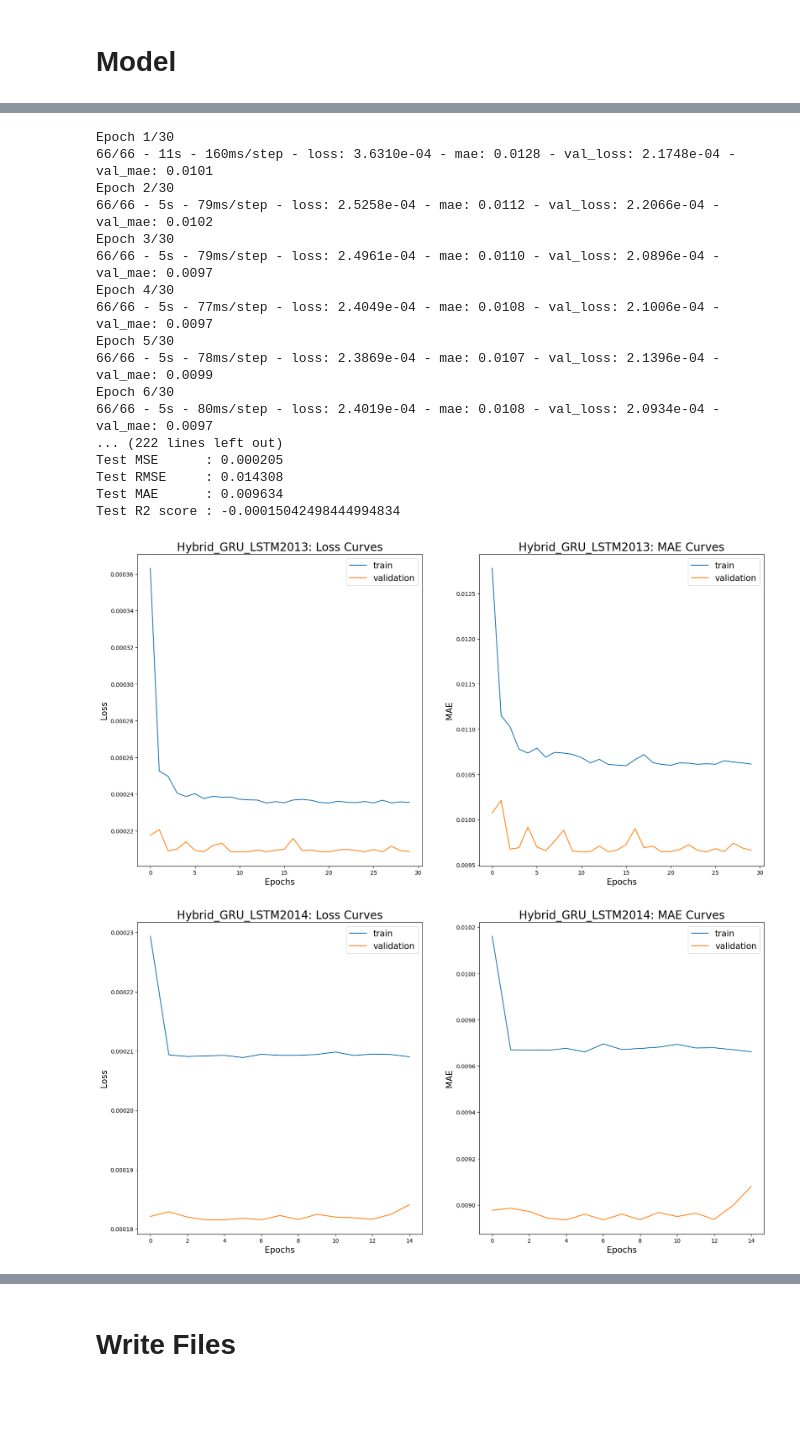
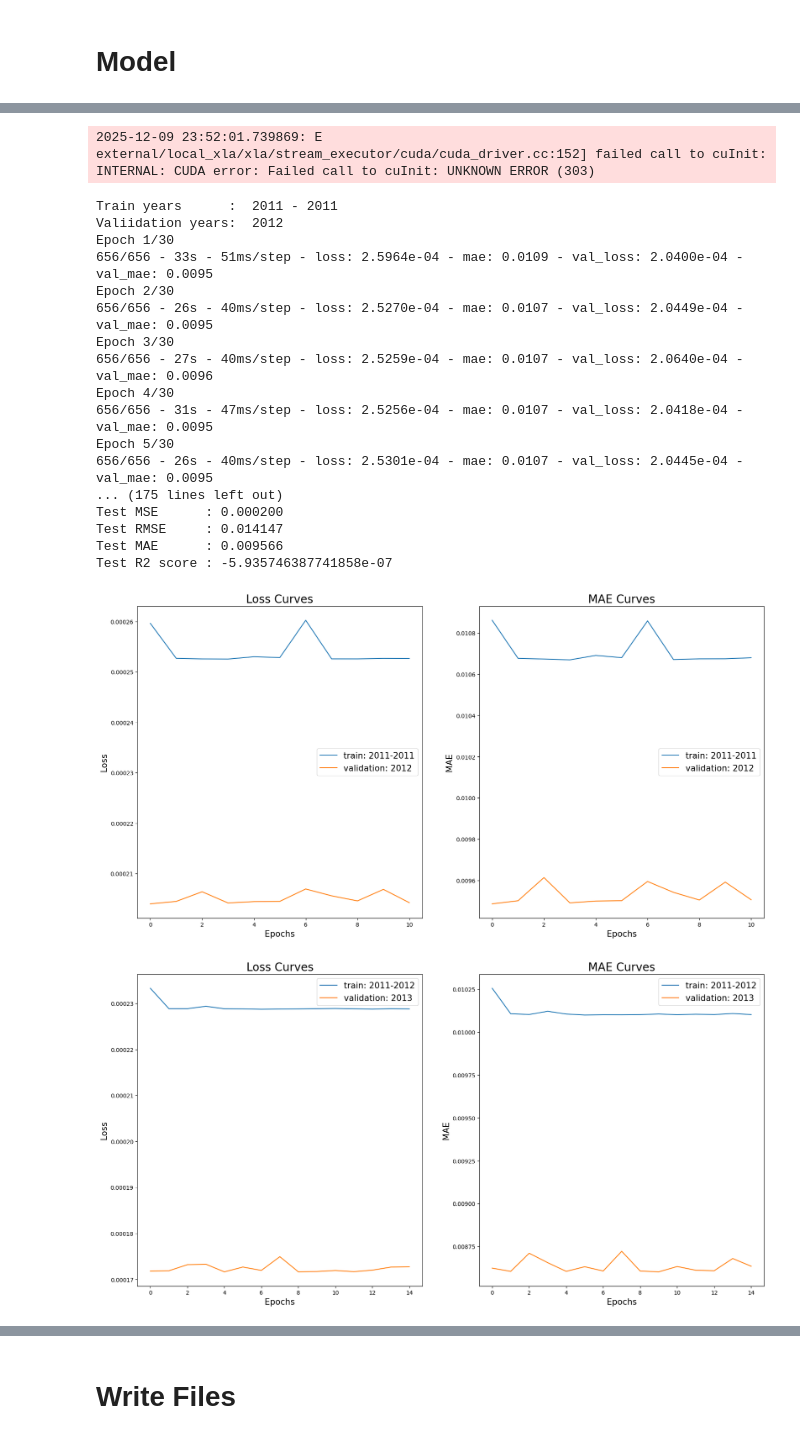
Before and after one commit to brianrp09232000/multimodal-eq-sizing, a Jupyter notebook: kaggle/02_train_legs-price_model.ipynb, the cells around one changed output, grey strips where cells are left out. Drawn from its saved outputs; the diff is of its cells as text; code cells hidden in the pictures; blank space fills up the shorter version.

Commit message:
Kaggle Notebook | 02_train_legs-price_model | Version 5

```diff
--- a/kaggle/02_train_legs-price_model.ipynb
+++ b/kaggle/02_train_legs-price_model.ipynb
@@ -73,5 +71,3 @@ df = pd.read_pickle("/kaggle/input/nasdaq-news/proc_multimodal_eq_sizing_dataset
-# %%
-df = df.dropna(axis=0, how='any')
 # %% [markdown]
 # Configurations
 # %%
@@ -238,13 +235,16 @@ def build_hybrid_gru_lstm(input_shape):
     )
 
     return model
+# %%
+df = df.dropna(axis=0, subset=feature_cols, how='any')
 # %% [markdown]
 # Model
 # %%
-def build_model_for_one_fold(df, feature_cols, TARGET_COL, DATE_COL, split_year):
+def build_model_for_one_fold(df, feature_cols, TARGET_COL, DATE_COL, split_years):
 
     # split data by year
-    df_train, df_val, df_test = split_data_on_year(df, DATE_COL, split_year)
+    train_years, val_years, test_years = split_years[0], split_years[1], split_years[2]
+    df_train, df_val, df_test = split_data_on_year(df, DATE_COL, train_years, val_years, test_years)
 
     # create train, val, and test dataset
     X_train, y_train, X_val, y_val, X_test, y_test = create_numpy_data_type(df_train,
@@ -266,8 +266,6 @@ def build_model_for_one_fold(df, feature_cols, TARGET_COL, DATE_COL, split_year)
     es = EarlyStopping(monitor='val_loss', mode='min', verbose=1, patience=10,
                        restore_best_weights=True)
     # Compile
-    #model.compile(loss='mse', optimizer=Adam(learning_rate=0.0001), metrics=['mse'])
-
     model.compile(
             optimizer=optimizers.Adam(learning_rate=LEARNING_RATE),
             loss="mse",
@@ -275,7 +273,10 @@ def build_model_for_one_fold(df, feature_cols, TARGET_COL, DATE_COL, split_year)
         )
 
     # fit network
-    history = model.fit(X_train, y_train, epochs=EPOCHS, verbose=2, batch_size=64,
+    print('Train years      : ', train_years[0], '-', train_years[1])
+    print('Valiidation years: ', val_years[0])
+    history = model.fit(X_train, y_train, epochs=EPOCHS,
+                        verbose=2, batch_size=64,
                         validation_data=(X_val, y_val), callbacks=[es])
 
     # predict test data
@@ -283,7 +284,7 @@ def build_model_for_one_fold(df, feature_cols, TARGET_COL, DATE_COL, split_year)
     df_test['y_pred'] = y_pred
 
     # evaluate model
-    summarize_price_model_diagnostics(model, history, split_year)
+    summarize_price_model_diagnostics(model, history, split_years)
 
 
     y_test = y_test.flatten()
@@ -292,12 +293,13 @@ def build_model_for_one_fold(df, feature_cols, TARGET_COL, DATE_COL, split_year)
     r_mse = price_mlp.rmse(y_test, y_pred)
     r2 = r2_score(y_test, y_pred)
 
+    print()
+    print('Test years: ', test_years[0], '-', test_years[1])
     print(f"Test MSE      : {mse:.6f}")
     print(f"Test RMSE     : {r_mse:.6f}")
     print(f"Test MAE      : {mae:.6f}")
     print(f"Test R2 score : {r2}")
     print()
-
     return df_test, model
 # %%
 def summarize_price_model_diagnostics(model, history, year):
@@ -319,3 +321,11 @@ def summarize_price_model_diagnostics(model, history, year):
   ax[1].set_xlabel('Epochs', fontsize=15)
   ax[1].set_ylabel('MAE', fontsize=15)
   ax[1].legend(fontsize=15)
+# %%
+# create list dividing years into train, validation, and test
+split_years_list = [[(2011,year),(year+1,year+1),(year+2,year+2)] for year in range(2011,2015)]
+split_years_list += [[(2010,2015),(2016,2016),(2017,2018)]]
+
+print('train, validation, test data split')
+for i in split_years_list:
+    print(i)
@@ -322,26 +339,29 @@ def summarize_price_model_diagnostics(model, history, year):
 # %%
 # build models spliting the dataset at different years
+start_time = datetime.now()
 df_test_all = pd.DataFrame()
-for split_year in [2013, 2014, 2015, 2016, 2017]:
-    df_test, model = build_model_for_one_fold(df, feature_cols, TARGET_COL, DATE_COL, split_year)
+for split_years in split_years_list:
+    df_test, model = build_model_for_one_fold(df, feature_cols, TARGET_COL, DATE_COL, split_years)
     df_test_all = pd.concat([df_test_all, df_test])
+end_time = datetime.now()
 # %% [output]
-Epoch 1/30
-66/66 - 11s - 160ms/step - loss: 3.6310e-04 - mae: 0.0128 - val_loss: 2.1748e-04 - val_mae: 0.0101
-Epoch 2/30
-66/66 - 5s - 79ms/step - loss: 2.5258e-04 - mae: 0.0112 - val_loss: 2.2066e-04 - val_mae: 0.0102
-Epoch 3/30
-66/66 - 5s - 79ms/step - loss: 2.4961e-04 - mae: 0.0110 - val_loss: 2.0896e-04 - val_mae: 0.0097
-Epoch 4/30
-66/66 - 5s - 77ms/step - loss: 2.4049e-04 - mae: 0.0108 - val_loss: 2.1006e-04 - val_mae: 0.0097
-Epoch 5/30
-66/66 - 5s - 78ms/step - loss: 2.3869e-04 - mae: 0.0107 - val_loss: 2.1396e-04 - val_mae: 0.0099
-Epoch 6/30
-66/66 - 5s - 80ms/step - loss: 2.4019e-04 - mae: 0.0108 - val_loss: 2.0934e-04 - val_mae: 0.0097
-... (222 lines left out)
-Test MSE      : 0.000205
-Test RMSE     : 0.014308
-Test MAE      : 0.009634
-Test R2 score : -0.00015042498444994834
+2025-12-09 23:52:01.739869: E external/local_xla/xla/stream_executor/cuda/cuda_driver.cc:152] failed call to cuInit: INTERNAL: CUDA error: Failed call to cuInit: UNKNOWN ERROR (303)
+Train years      :  2011 - 2011
+Valiidation years:  2012
+Epoch 1/30
+656/656 - 33s - 51ms/step - loss: 2.5964e-04 - mae: 0.0109 - val_loss: 2.0400e-04 - val_mae: 0.0095
+Epoch 2/30
+656/656 - 26s - 40ms/step - loss: 2.5270e-04 - mae: 0.0107 - val_loss: 2.0449e-04 - val_mae: 0.0095
+Epoch 3/30
+656/656 - 27s - 40ms/step - loss: 2.5259e-04 - mae: 0.0107 - val_loss: 2.0640e-04 - val_mae: 0.0096
+Epoch 4/30
+656/656 - 31s - 47ms/step - loss: 2.5256e-04 - mae: 0.0107 - val_loss: 2.0418e-04 - val_mae: 0.0095
+Epoch 5/30
+656/656 - 26s - 40ms/step - loss: 2.5301e-04 - mae: 0.0107 - val_loss: 2.0445e-04 - val_mae: 0.0095
+... (175 lines left out)
+Test MSE      : 0.000200
+Test RMSE     : 0.014147
+Test MAE      : 0.009566
+Test R2 score : -5.935746387741858e-07
-[figure, old version]
+[figure, new version]
-[figure, old version]
+[figure, new version]
```
Also changed, not shown: parts of 10 cells of this notebook.
